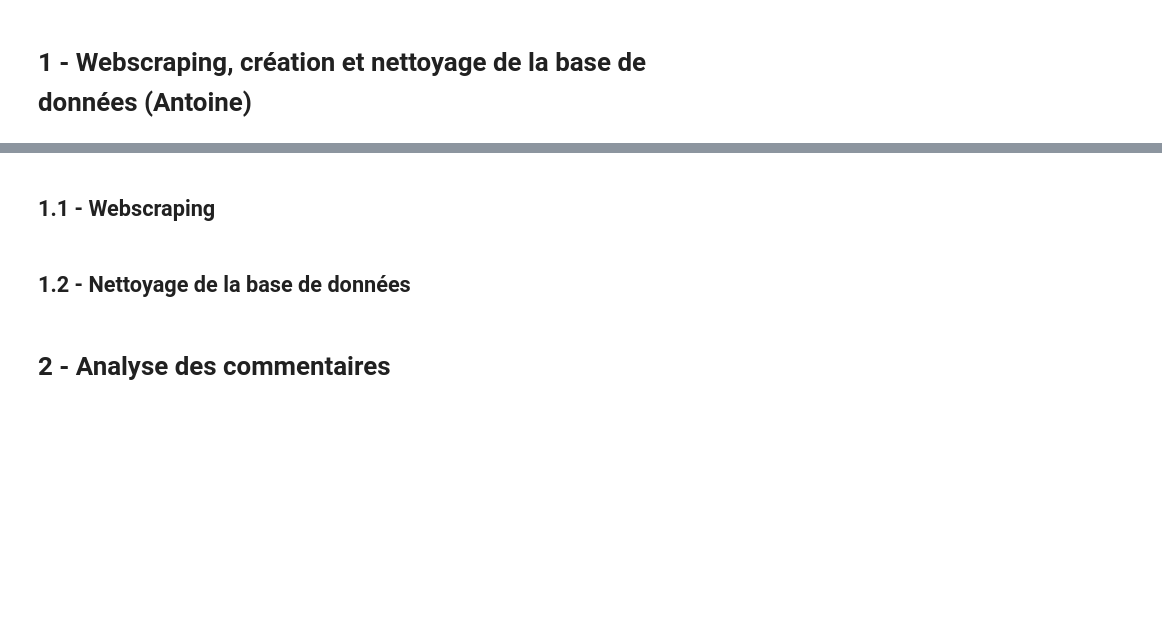
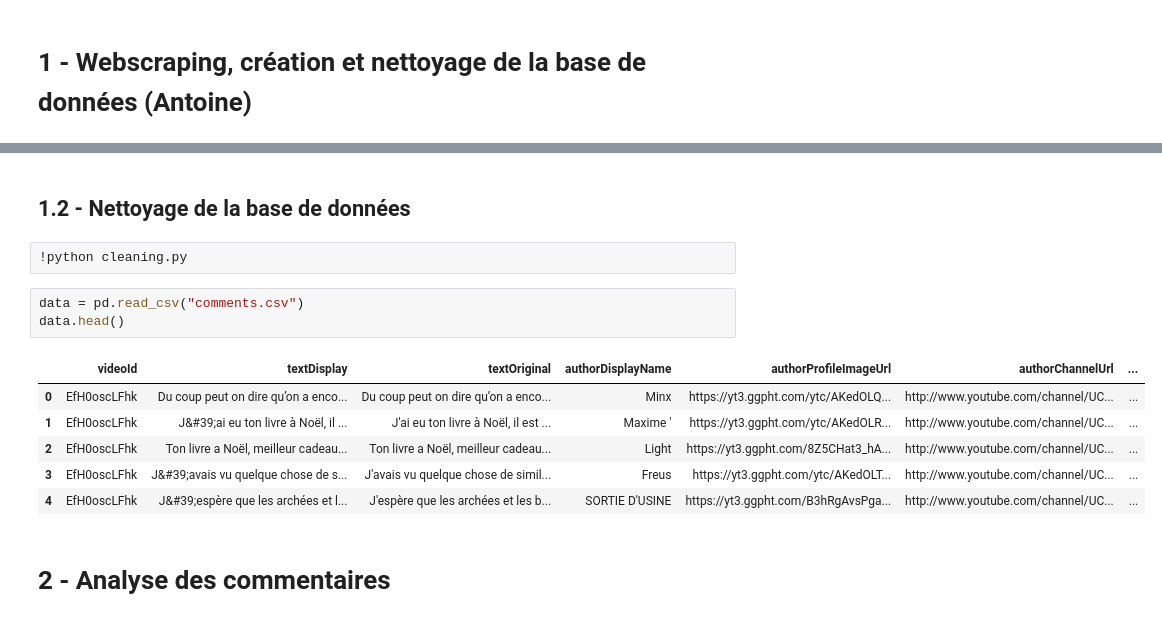
Before and after one commit to AntoineLlg/projet-python-2a, a Jupyter notebook: rapport_commentaires_youtube.ipynb, the cells around one changed output, grey strips where cells are left out. Drawn from its saved outputs; the diff is of its cells as text; blank space fills up the shorter version.

Commit message:
Commented code, completed rapport_commentaires_youtube.ipynb

```diff
--- a/rapport_commentaires_youtube.ipynb
+++ b/rapport_commentaires_youtube.ipynb
@@ -41,7 +80,17 @@ ModuleNotFoundError: No module named 'googleapiclient'
-# %% [markdown]
-## 1.1 - Webscraping
 # %% [markdown]
 ## 1.2 - Nettoyage de la base de données
+# %%
+!python cleaning.py
+# %%
+data = pd.read_csv("comments.csv")
+data.head()
+# %% [output]
+|  | videoId | textDisplay | textOriginal | authorDisplayName | authorProfileImageUrl | authorChannelUrl | ... |
+| 0 | EfH0oscLFhk | Du coup peut on dire qu’on a enco... | Du coup peut on dire qu’on a enco... | Minx | https://yt3.ggpht.com/ytc/AKedOLQ... | http://www.youtube.com/channel/UC... | ... |
+| 1 | EfH0oscLFhk | J&#39;ai eu ton livre à Noël, il ... | J'ai eu ton livre à Noël, il est ... | Maxime ' | https://yt3.ggpht.com/ytc/AKedOLR... | http://www.youtube.com/channel/UC... | ... |
+| 2 | EfH0oscLFhk | Ton livre a Noël, meilleur cadeau... | Ton livre a Noël, meilleur cadeau... | Light | https://yt3.ggpht.com/8Z5CHat3_hA... | http://www.youtube.com/channel/UC... | ... |
+| 3 | EfH0oscLFhk | J&#39;avais vu quelque chose de s... | J'avais vu quelque chose de simil... | Freus | https://yt3.ggpht.com/ytc/AKedOLT... | http://www.youtube.com/channel/UC... | ... |
+| 4 | EfH0oscLFhk | J&#39;espère que les archées et l... | J'espère que les archées et les b... | SORTIE D'USINE | https://yt3.ggpht.com/B3hRgAvsPga... | http://www.youtube.com/channel/UC... | ... |
 # %% [markdown]
 # 2 - Analyse des commentaires
 # %% [markdown]
```
Also changed, not shown: parts of 6 cells of this notebook, 5 other files.
